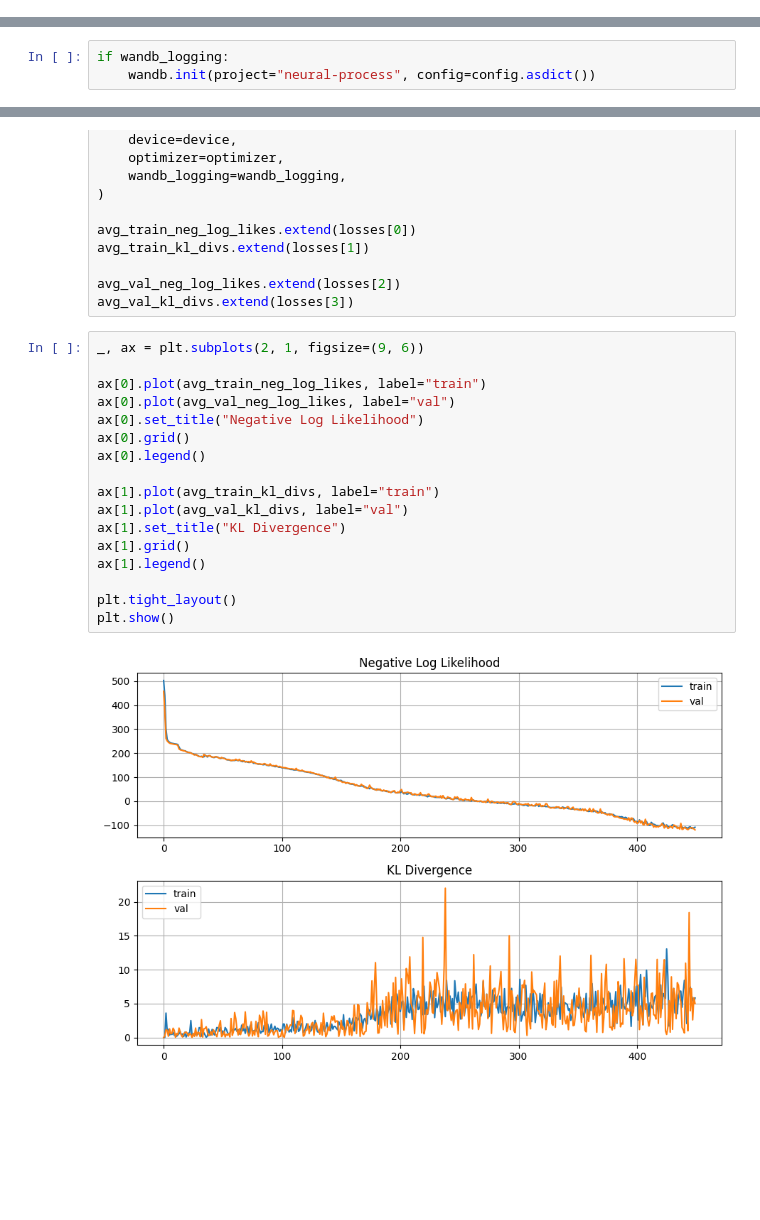
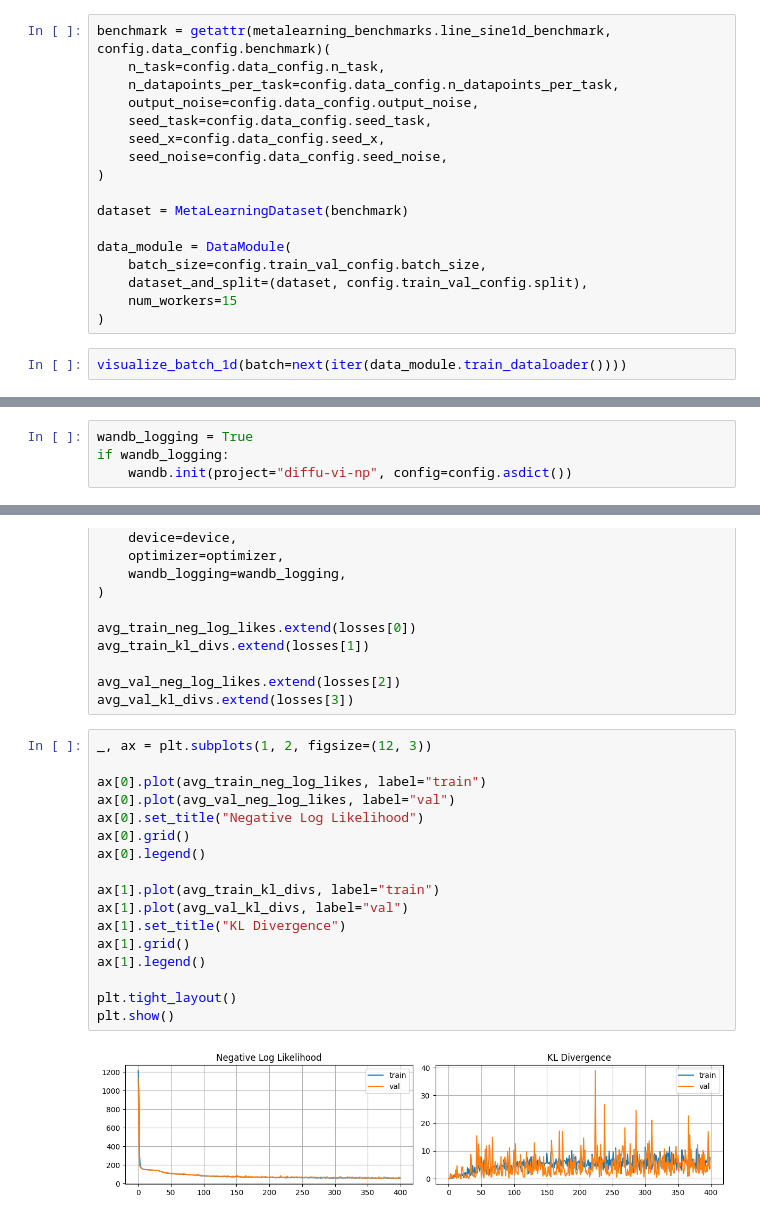
Before and after one commit to ChickNCurry/diffusion-vi-neural-processes, a Jupyter notebook: neural-process/code/new/np_experiment_1d.ipynb, the cells around one changed output, grey strips where cells are left out. Cells and saved outputs as stored; diff of their text form; blank space fills up the shorter version.

```diff
--- a/neural-process/code/new/np_experiment_1d.ipynb
+++ b/neural-process/code/new/np_experiment_1d.ipynb
@@ -57,3 +58,22 @@ config = Config(
     model_config=model_config,
     train_val_config=train_val_config
 )
+# %%
+benchmark = getattr(metalearning_benchmarks.line_sine1d_benchmark, config.data_config.benchmark)(
+    n_task=config.data_config.n_task,
+    n_datapoints_per_task=config.data_config.n_datapoints_per_task,
+    output_noise=config.data_config.output_noise,
+    seed_task=config.data_config.seed_task,
+    seed_x=config.data_config.seed_x,
+    seed_noise=config.data_config.seed_noise,
+)
+
+dataset = MetaLearningDataset(benchmark)
+
+data_module = DataModule(
+    batch_size=config.train_val_config.batch_size,
+    dataset_and_split=(dataset, config.train_val_config.split),
+    num_workers=15
+)
+# %%
+visualize_batch_1d(batch=next(iter(data_module.train_dataloader())))
@@ -60,3 +85,4 @@ config = Config(
 # %%
+wandb_logging = True
 if wandb_logging:
-    wandb.init(project="neural-process", config=config.asdict())
+    wandb.init(project="diffu-vi-np", config=config.asdict())
@@ -103,21 +116,21 @@ avg_train_kl_divs.extend(losses[1])
 avg_val_neg_log_likes.extend(losses[2])
 avg_val_kl_divs.extend(losses[3])
 # %%
-_, ax = plt.subplots(2, 1, figsize=(9, 6))
+_, ax = plt.subplots(1, 2, figsize=(12, 3))
 
 ax[0].plot(avg_train_neg_log_likes, label="train")
 ax[0].plot(avg_val_neg_log_likes, label="val")
 ax[0].set_title("Negative Log Likelihood")
 ax[0].grid()
 ax[0].legend()
 
 ax[1].plot(avg_train_kl_divs, label="train")
 ax[1].plot(avg_val_kl_divs, label="val")
 ax[1].set_title("KL Divergence")
 ax[1].grid()
 ax[1].legend()
 
 plt.tight_layout()
 plt.show()
 # %% [output]
-[figure, old version]
+[figure, new version]
```
Also changed, not shown: parts of 15 cells of this notebook, 5 other files.
